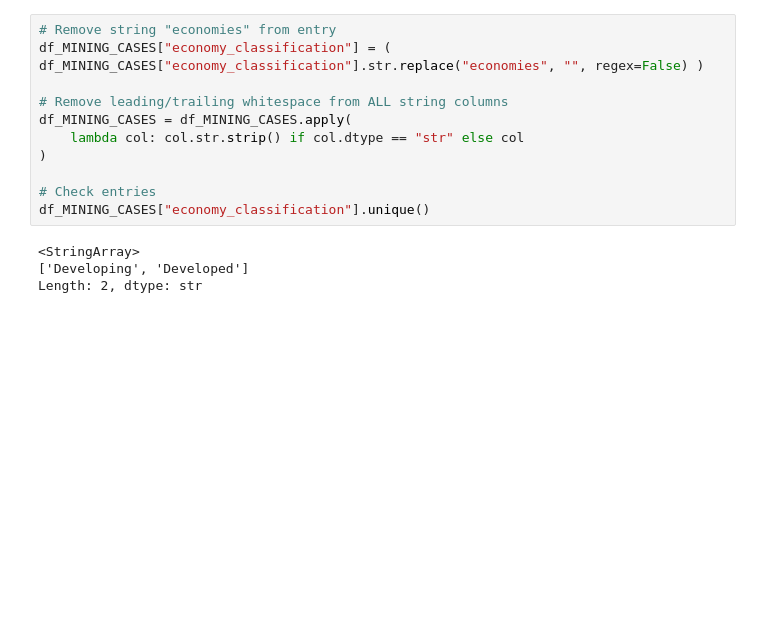
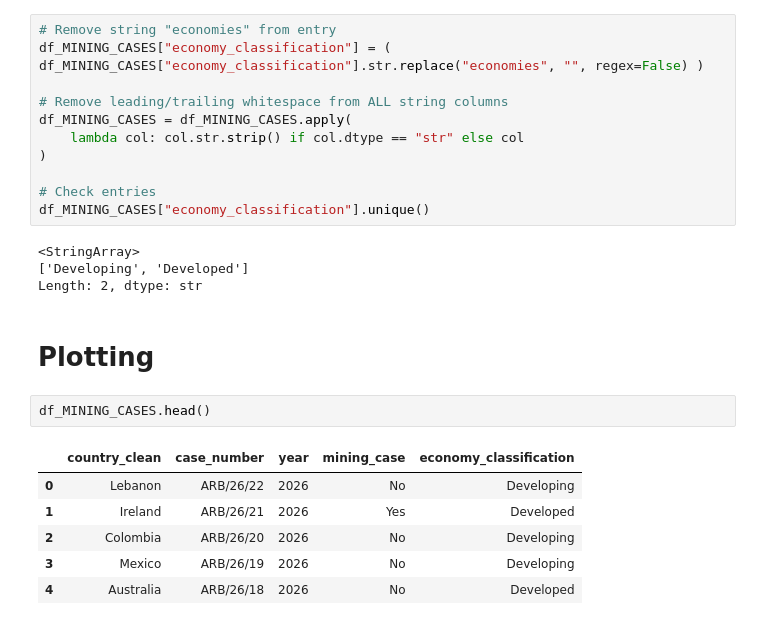
Before and after one commit to elgodwin-qmul/ISDS, a Jupyter notebook: notebooks/analysis.ipynb, the cells around one changed output. Drawn from its saved outputs; the diff is of its cells as text; blank space fills up the shorter version.

```diff
--- a/notebooks/analysis.ipynb
+++ b/notebooks/analysis.ipynb
@@ -595,3 +595,14 @@ df_MINING_CASES["economy_classification"].unique()
 <StringArray>
 ['Developing', 'Developed']
 Length: 2, dtype: str
+# %% [markdown]
+# Plotting
+# %%
+df_MINING_CASES.head()
+# %% [output]
+|  | country_clean | case_number | year | mining_case | economy_classification |
+| 0 | Lebanon | ARB/26/22 | 2026 | No | Developing |
+| 1 | Ireland | ARB/26/21 | 2026 | Yes | Developed |
+| 2 | Colombia | ARB/26/20 | 2026 | No | Developing |
+| 3 | Mexico | ARB/26/19 | 2026 | No | Developing |
+| 4 | Australia | ARB/26/18 | 2026 | No | Developed |
```
Also changed, not shown: parts of 3 cells of this notebook, 2 other files.
